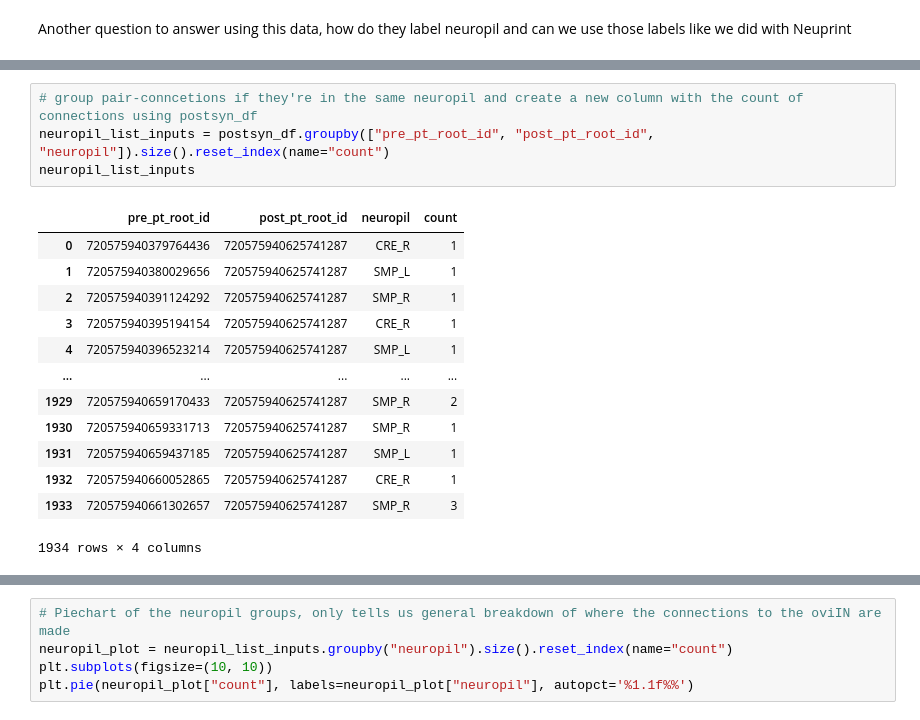
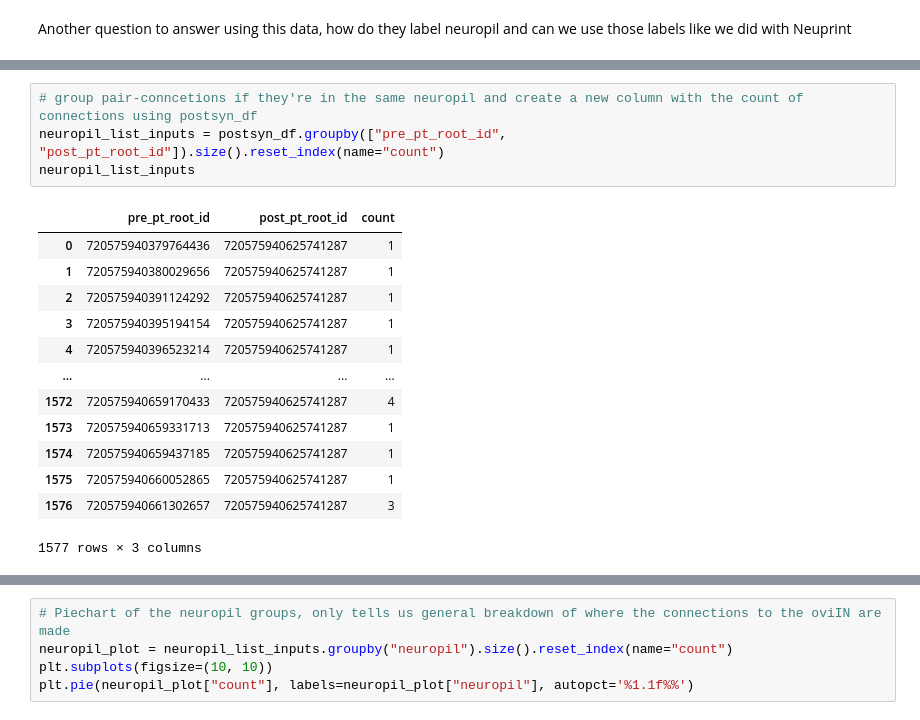
Before and after one commit to Gutierrez-lab/flybrain-clustering-rhessa, a Jupyter notebook: FlyWire/oviposition_sandbox.ipynb, the cells around one changed output, grey strips where cells are left out. Cells and saved outputs as stored; diff of their text form.

```diff
--- a/FlyWire/oviposition_sandbox.ipynb
+++ b/FlyWire/oviposition_sandbox.ipynb
@@ -154,19 +145,19 @@ postsyn_df
 5626 rows × 17 columns
 # %%
 # group pair-conncetions if they're in the same neuropil and create a new column with the count of connections using postsyn_df
-neuropil_list_inputs = postsyn_df.groupby(["pre_pt_root_id", "post_pt_root_id", "neuropil"]).size().reset_index(name="count")
+neuropil_list_inputs = postsyn_df.groupby(["pre_pt_root_id", "post_pt_root_id"]).size().reset_index(name="count")
 neuropil_list_inputs
 # %% [output]
-|  | pre_pt_root_id | post_pt_root_id | neuropil | count |
-| 0 | 720575940379764436 | 720575940625741287 | CRE_R | 1 |
-| 1 | 720575940380029656 | 720575940625741287 | SMP_L | 1 |
-| 2 | 720575940391124292 | 720575940625741287 | SMP_R | 1 |
-| 3 | 720575940395194154 | 720575940625741287 | CRE_R | 1 |
-| 4 | 720575940396523214 | 720575940625741287 | SMP_L | 1 |
-| ... | ... | ... | ... | ... |
-| 1929 | 720575940659170433 | 720575940625741287 | SMP_R | 2 |
-| 1930 | 720575940659331713 | 720575940625741287 | SMP_R | 1 |
-| 1931 | 720575940659437185 | 720575940625741287 | SMP_L | 1 |
-| 1932 | 720575940660052865 | 720575940625741287 | CRE_R | 1 |
-| 1933 | 720575940661302657 | 720575940625741287 | SMP_R | 3 |
+|  | pre_pt_root_id | post_pt_root_id | count |
+| 0 | 720575940379764436 | 720575940625741287 | 1 |
+| 1 | 720575940380029656 | 720575940625741287 | 1 |
+| 2 | 720575940391124292 | 720575940625741287 | 1 |
+| 3 | 720575940395194154 | 720575940625741287 | 1 |
+| 4 | 720575940396523214 | 720575940625741287 | 1 |
+| ... | ... | ... | ... |
+| 1572 | 720575940659170433 | 720575940625741287 | 4 |
+| 1573 | 720575940659331713 | 720575940625741287 | 1 |
+| 1574 | 720575940659437185 | 720575940625741287 | 1 |
+| 1575 | 720575940660052865 | 720575940625741287 | 1 |
+| 1576 | 720575940661302657 | 720575940625741287 | 3 |
-1934 rows × 4 columns
+1577 rows × 3 columns
```
Also changed, not shown: parts of 13 cells of this notebook, 1 other file.
